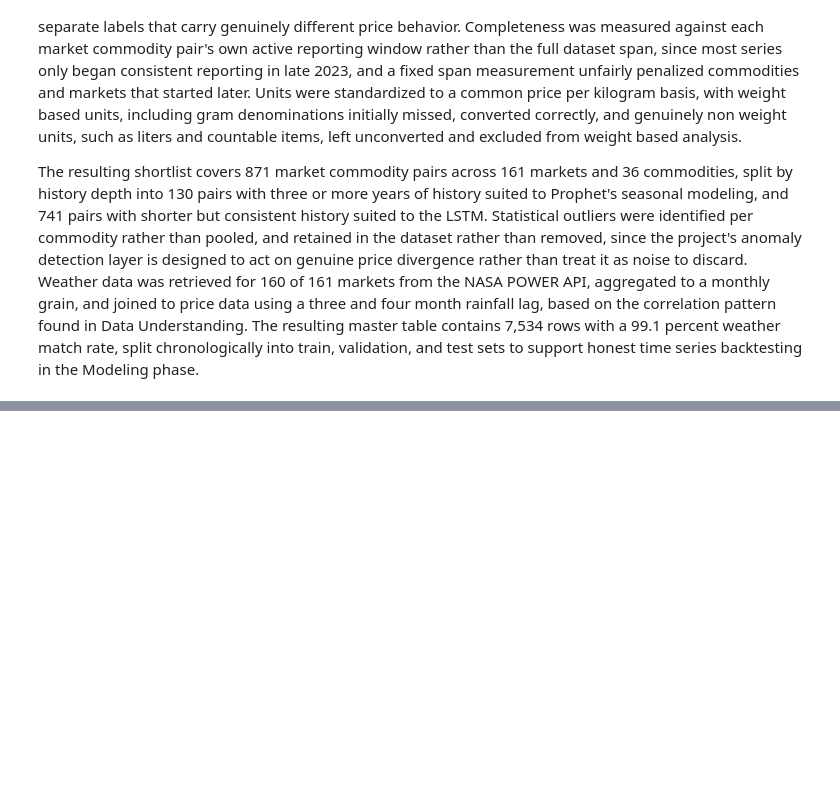
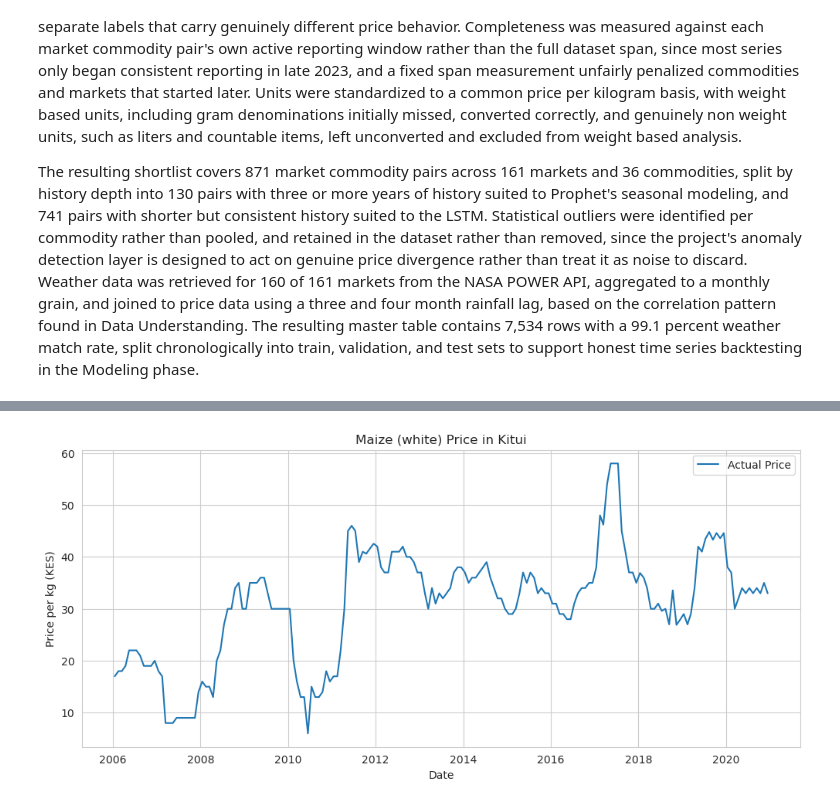
Before and after one commit to kevinkiplangat432/Predictive-Time-Series-Pipeline-using-a-Dual-Input-LSTM-and-Geospatial-Mapping, a Jupyter notebook: Kenyan_food_prices.ipynb, the cells around one changed output, grey strips where cells are left out. Cells and saved outputs as stored; diff of their text form; code cells hidden in the pictures; blank space fills up the shorter version.

```diff
--- a/Kenyan_food_prices.ipynb
+++ b/Kenyan_food_prices.ipynb
@@ -1202,0 +1329,24 @@ The resulting shortlist covers 871 market commodity pairs across 161 markets and
+# %%
+# Select the market and commodity with sufficient historical coverage
+market = "Kitui"
+commodity = "Maize (white)"
+
+series = master[
+    (master["market"] == market) &
+    (master["commodity"] == commodity)
+].copy()
+
+series = series.sort_values("date")
+
+series[
+    [
+        "date",
+        "market",
+        "commodity",
+        "price_per_kg",
+        "rainfall_lag_3",
+        "rainfall_lag_4",
+        "temperature_lag_3",
+        "temperature_lag_4"
+    ]
+].tail()
@@ -1202,0 +1366,17 @@ The resulting shortlist covers 871 market commodity pairs across 161 markets and
+# %%
+# Plot the historical price series
+plt.figure(figsize=(12, 5))
+plt.plot(
+    series["date"],
+    series["price_per_kg"],
+    label="Actual Price"
+)
+plt.title(
+    f"{commodity} Price in {market}"
+)
+plt.xlabel("Date")
+plt.ylabel("Price per kg (KES)")
+plt.legend()
+plt.show()
+# %% [output]
+[figure, added]
```
Also changed, not shown: parts of 28 cells of this notebook, 1 other file.
